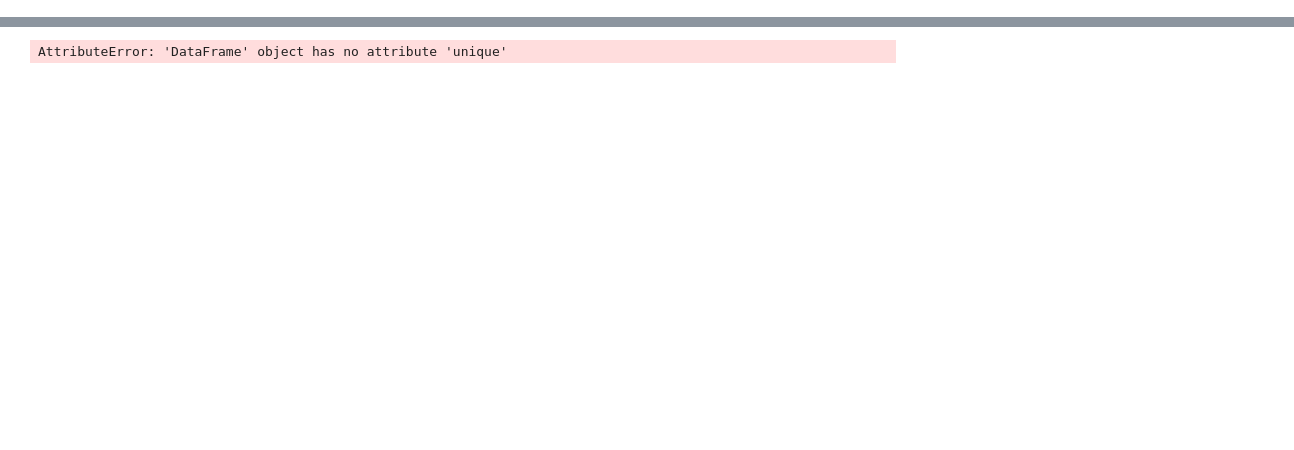
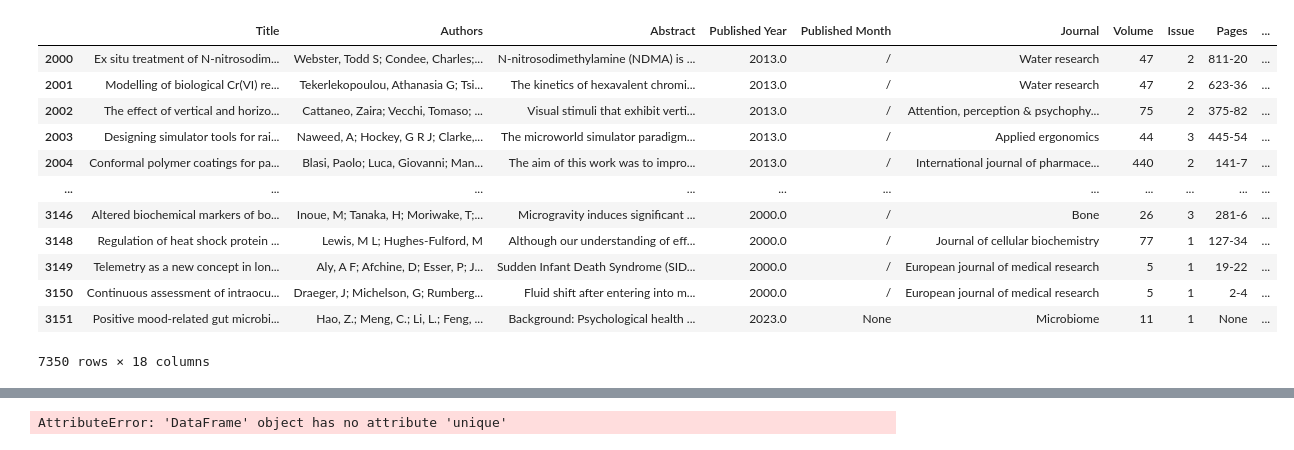
Before and after one commit to cnjanssen/spaceflightreivew, a Jupyter notebook: review_decisions.ipynb, the cells around one changed output, grey strips where cells are left out. Saved outputs shown, nothing was run; the diff lists cells and outputs as text; code cells hidden in the pictures; blank space fills up the shorter version.

Commit message:
added Groq progress to September 17

```diff
--- a/review_decisions.ipynb
+++ b/review_decisions.ipynb
@@ -5,7 +6,15 @@ from bs4 import BeautifulSoup
 # %%
-import pandas as pd
-import glob
+
 
 #df = pd.read_parquet('intermediate_results_10370.parquet')
 
-df = pd.read_parquet('gemini_pt2_intermediate_results_10350.parquet')
+df_groq = pd.read_parquet('pt3_groq_intermediate_results_3000.parquet')
+
+
+df_1_groq = pd.read_parquet('pt2_groq_intermediate_results_2000.parquet')
+df_2_groq = pd.read_parquet('groq_pt1_intermediate_results.parquet')
+df_3_groq = pd.read_parquet('pt4_groq_intermediate_results_2800.parquet')
+df_4_groq = pd.read_parquet('pt5_groq_intermediate_results_1550.parquet')
+#df_1 = pd.read_parquet('claude_3_haiku_v2_pt35650.parquet')
+# df_2 = pd.read_parquet('claude_3_haiku_v2_progress.parquet')
+#df_3 = pd.read_parquet('claude_3_haiku_v2_pt3_2024.parquet')
@@ -12,2 +25,2 @@ df = pd.read_parquet('gemini_pt2_intermediate_results_10350.parquet')
 # %%
-df
+df_combined = pd.concat([df_groq, df_1_groq, df_2_groq, df_3_groq ,df_4_groq],join='outer')
@@ -27,0 +27,16 @@ df
+# %%
+df_combined
+# %% [output]
+|  | Title | Authors | Abstract | Published Year | Published Month | Journal | Volume | Issue | Pages | ... |
+| 2000 | Ex situ treatment of N-nitrosodim... | Webster, Todd S; Condee, Charles;... | N-nitrosodimethylamine (NDMA) is ... | 2013.0 | / | Water research | 47 | 2 | 811-20 | ... |
+| 2001 | Modelling of biological Cr(VI) re... | Tekerlekopoulou, Athanasia G; Tsi... | The kinetics of hexavalent chromi... | 2013.0 | / | Water research | 47 | 2 | 623-36 | ... |
+| 2002 | The effect of vertical and horizo... | Cattaneo, Zaira; Vecchi, Tomaso; ... | Visual stimuli that exhibit verti... | 2013.0 | / | Attention, perception & psychophy... | 75 | 2 | 375-82 | ... |
+| 2003 | Designing simulator tools for rai... | Naweed, A; Hockey, G R J; Clarke,... | The microworld simulator paradigm... | 2013.0 | / | Applied ergonomics | 44 | 3 | 445-54 | ... |
+| 2004 | Conformal polymer coatings for pa... | Blasi, Paolo; Luca, Giovanni; Man... | The aim of this work was to impro... | 2013.0 | / | International journal of pharmace... | 440 | 2 | 141-7 | ... |
+| ... | ... | ... | ... | ... | ... | ... | ... | ... | ... | ... |
+| 3146 | Altered biochemical markers of bo... | Inoue, M; Tanaka, H; Moriwake, T;... | Microgravity induces significant ... | 2000.0 | / | Bone | 26 | 3 | 281-6 | ... |
+| 3148 | Regulation of heat shock protein ... | Lewis, M L; Hughes-Fulford, M | Although our understanding of eff... | 2000.0 | / | Journal of cellular biochemistry | 77 | 1 | 127-34 | ... |
+| 3149 | Telemetry as a new concept in lon... | Aly, A F; Afchine, D; Esser, P; J... | Sudden Infant Death Syndrome (SID... | 2000.0 | / | European journal of medical research | 5 | 1 | 19-22 | ... |
+| 3150 | Continuous assessment of intraocu... | Draeger, J; Michelson, G; Rumberg... | Fluid shift after entering into m... | 2000.0 | / | European journal of medical research | 5 | 1 | 2-4 | ... |
+| 3151 | Positive mood-related gut microbi... | Hao, Z.; Meng, C.; Li, L.; Feng, ... | Background: Psychological health ... | 2023.0 | None | Microbiome | 11 | 1 | None | ... |
+7350 rows × 18 columns
```
Also changed, not shown: parts of 14 cells of this notebook, 19 other files.
